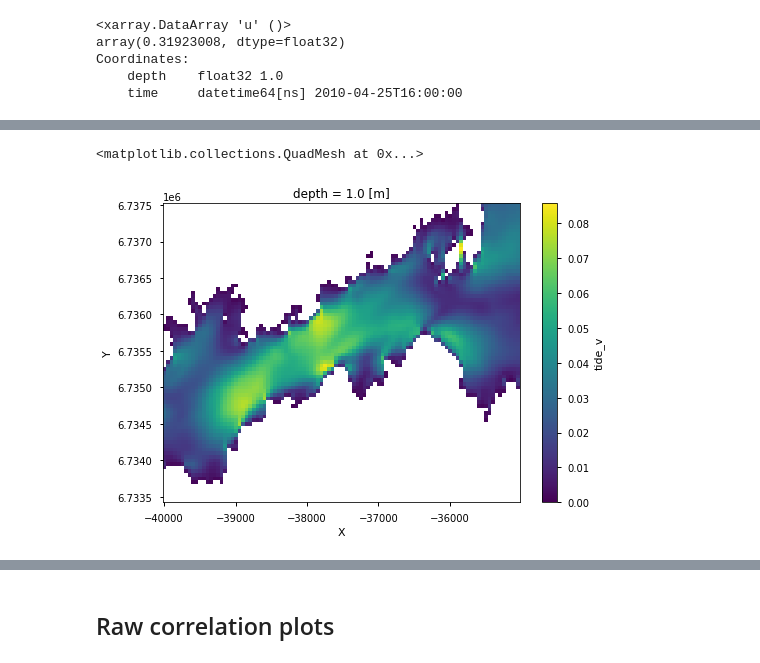
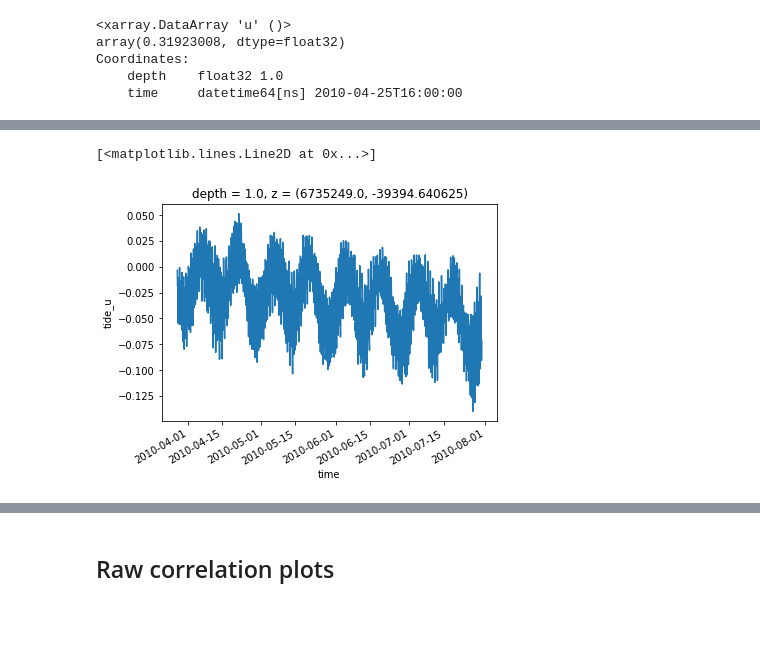
Before and after one commit to galendal/FACTS, a Jupyter notebook: MCA.ipynb, the cells around one changed output, grey strips where cells are left out. Cells and saved outputs as stored; diff of their text form; code cells hidden in the pictures; blank space fills up the shorter version.

```diff
--- a/MCA.ipynb
+++ b/MCA.ipynb
@@ -174,0 +234,2 @@ uv.unstack('z').to_netcdf('Data/tide.nc')
+# %%
+uv=xr.open_dataset('Data/tide.nc')
@@ -198,8 +276,11 @@ for row in range(nrows):
 # %%
 #sel(Y=slice(6733400,6737500),X=slice(-40000,-35000))
-X=-35500
-Y=6745000
-uv.unstack('z').sel(Y=slice(6733400,6737500),X=slice(-40000,-35000)).tide_v.std(dim='time').plot()
+X=-39394.640625
+Y=6735249
+ix=98
+iy=84
+
+uv.where((uv.X==X) & (uv.Y==Y),drop=True).tide_u.isel(z=0).plot()
 # %% [output]
-<matplotlib.collections.QuadMesh at 0x...>
+[<matplotlib.lines.Line2D at 0x...>]
-[figure, old version]
+[figure, new version]
```
Also changed, not shown: parts of 66 cells of this notebook.
